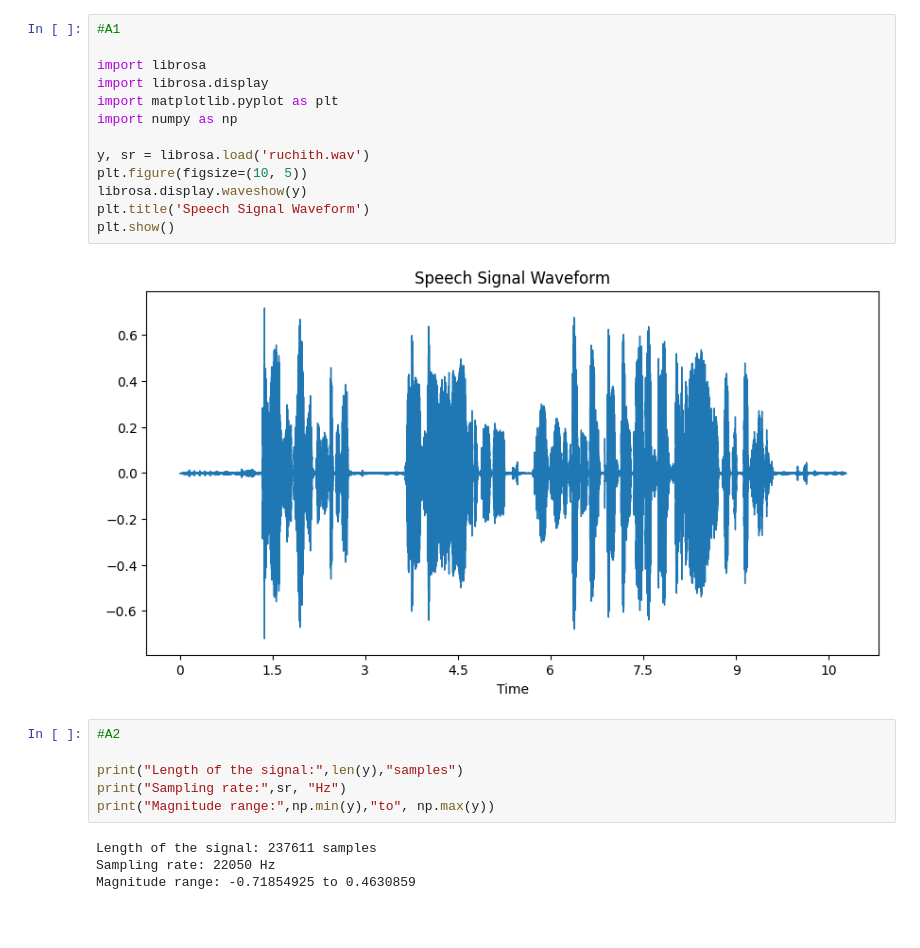
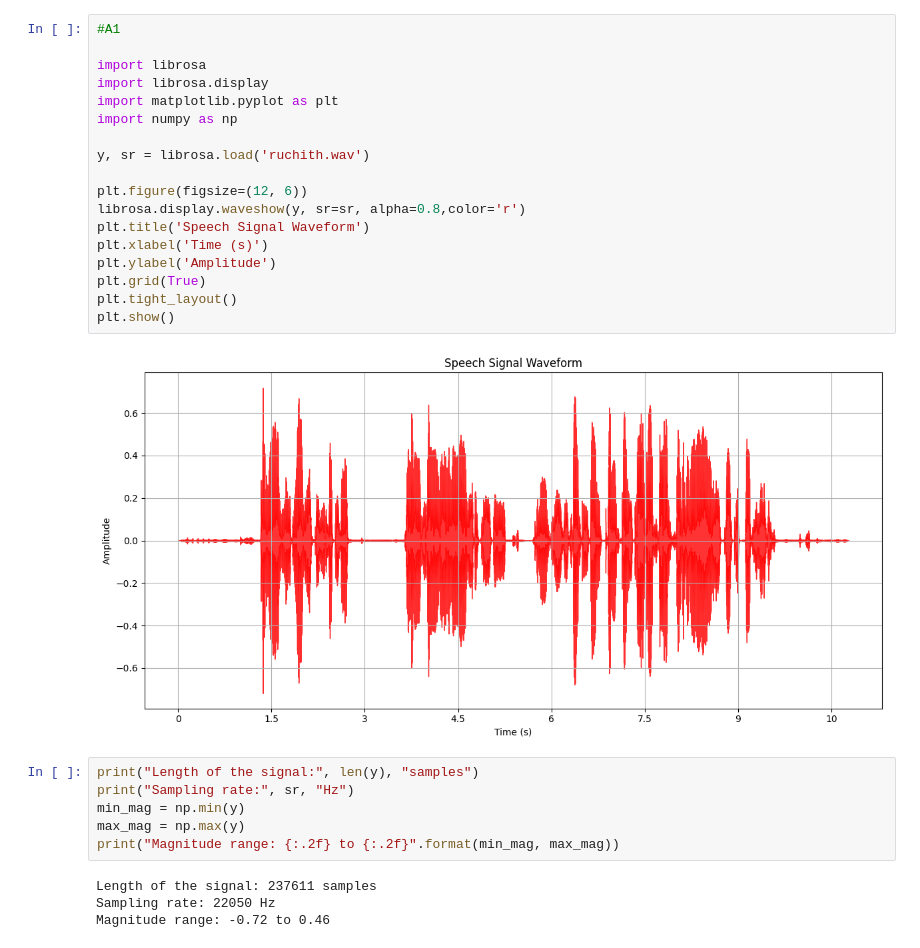
Before and after one commit to Ruchith1018/AI-in-Speech-processing, a Jupyter notebook: 21017_lab1.ipynb, the cells around one changed output. Cells and saved outputs as stored; diff of their text form; blank space fills up the shorter version.

```diff
--- a/21017_lab1.ipynb
+++ b/21017_lab1.ipynb
@@ -1,26 +1,31 @@
 # %%
 #A1
 
 import librosa
 import librosa.display
 import matplotlib.pyplot as plt
 import numpy as np
 
 y, sr = librosa.load('ruchith.wav')
-plt.figure(figsize=(10, 5))
-librosa.display.waveshow(y)
+
+plt.figure(figsize=(12, 6))
+librosa.display.waveshow(y, sr=sr, alpha=0.8,color='r')
 plt.title('Speech Signal Waveform')
+plt.xlabel('Time (s)')
+plt.ylabel('Amplitude')
+plt.grid(True)
+plt.tight_layout()
 plt.show()
 # %% [output]
-[figure, old version]
+[figure, new version]
 # %%
-#A2
-
-print("Length of the signal:",len(y),"samples")
-print("Sampling rate:",sr, "Hz")
-print("Magnitude range:",np.min(y),"to", np.max(y))
+print("Length of the signal:", len(y), "samples")
+print("Sampling rate:", sr, "Hz")
+min_mag = np.min(y)
+max_mag = np.max(y)
+print("Magnitude range: {:.2f} to {:.2f}".format(min_mag, max_mag))
 # %% [output]
 Length of the signal: 237611 samples
 Sampling rate: 22050 Hz
-Magnitude range: -0.71854925 to 0.4630859
+Magnitude range: -0.72 to 0.46
 # %%
```
Also changed, not shown: parts of 3 cells of this notebook.
